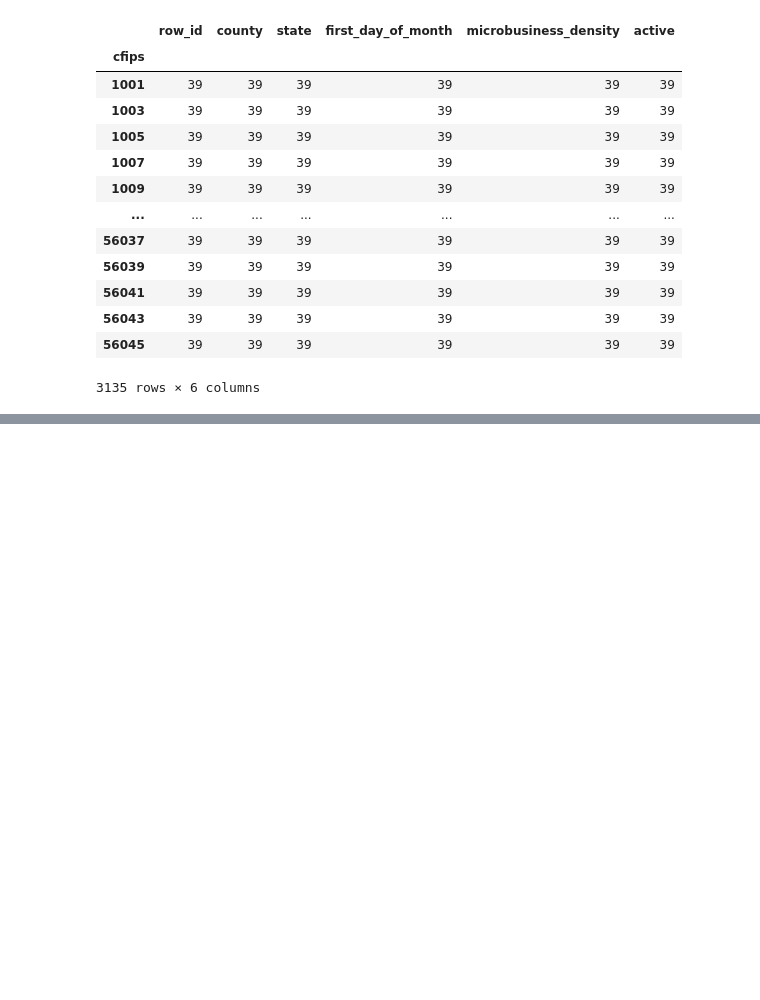
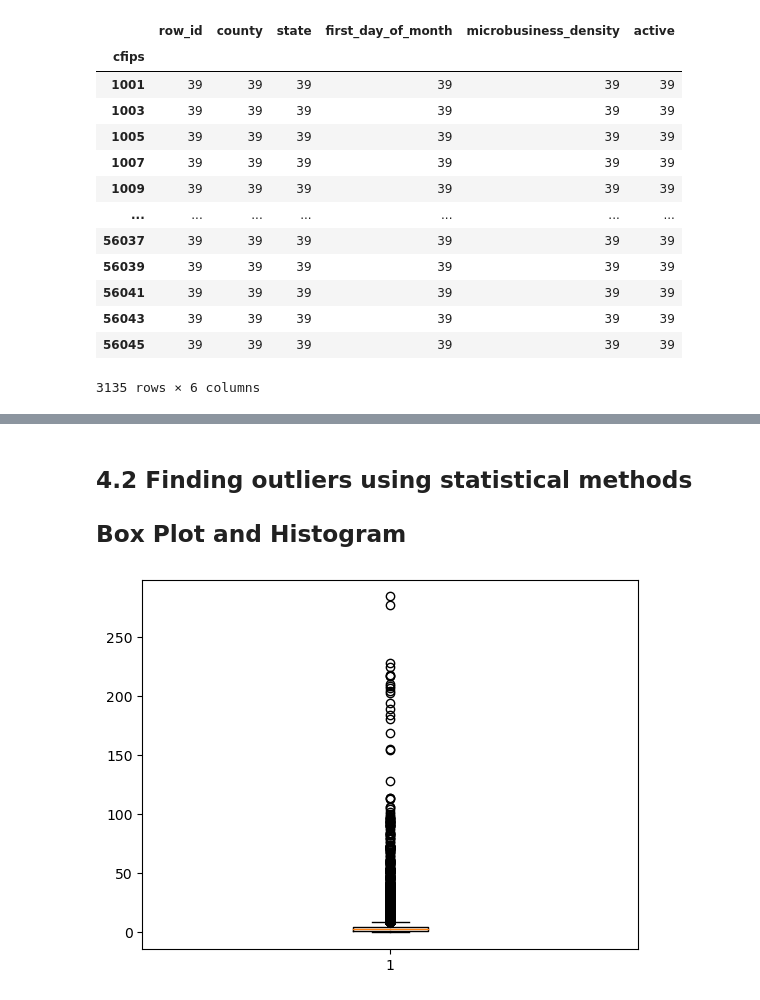
Before and after one commit to ngocminhvo102/EDA_Test, a Jupyter notebook: EDA_Kaggle_2023_GoDaddy.ipynb, the cells around one changed output, grey strips where cells are left out. Drawn from its saved outputs; the diff is of its cells as text; code cells hidden in the pictures; blank space fills up the shorter version.

```diff
--- a/EDA_Kaggle_2023_GoDaddy.ipynb
+++ b/EDA_Kaggle_2023_GoDaddy.ipynb
@@ -195,0 +210,10 @@ train_df.groupby('cfips').count()
+# %% [markdown]
+## 4.2 Finding outliers using statistical methods
+## Box Plot and Histogram
+# %%
+x = train_df[["microbusiness_density"]]
+plt.boxplot(x)
+
+plt.show()
+# %% [output]
+[figure, added]
```
Also changed, not shown: parts of 5 cells of this notebook.
